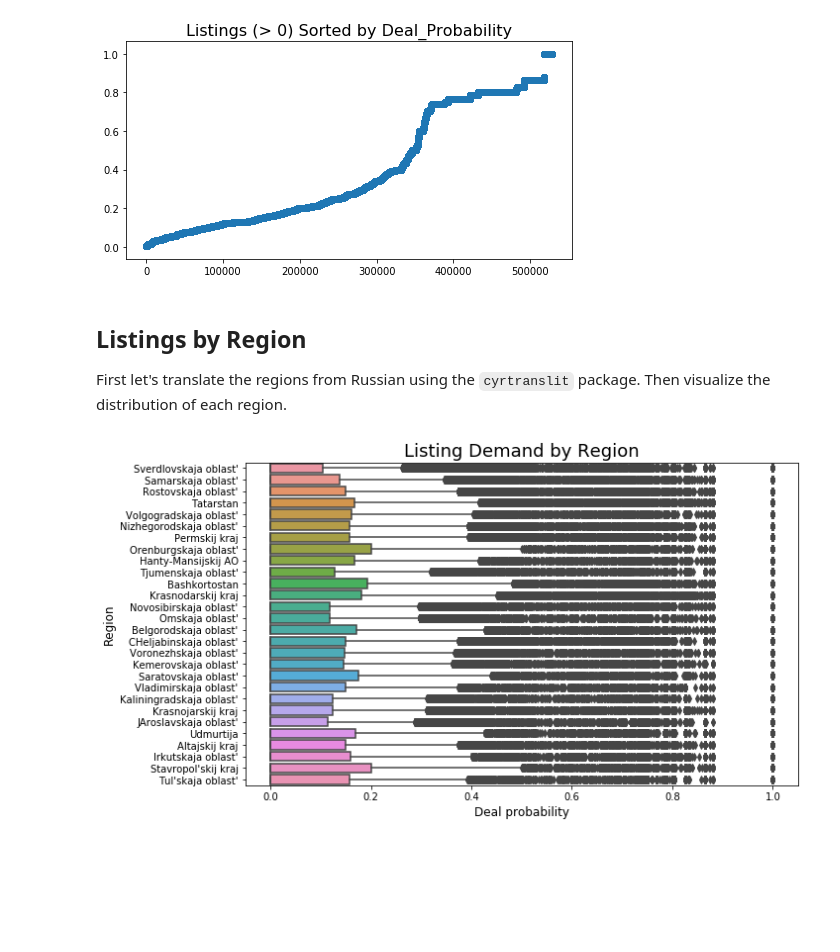
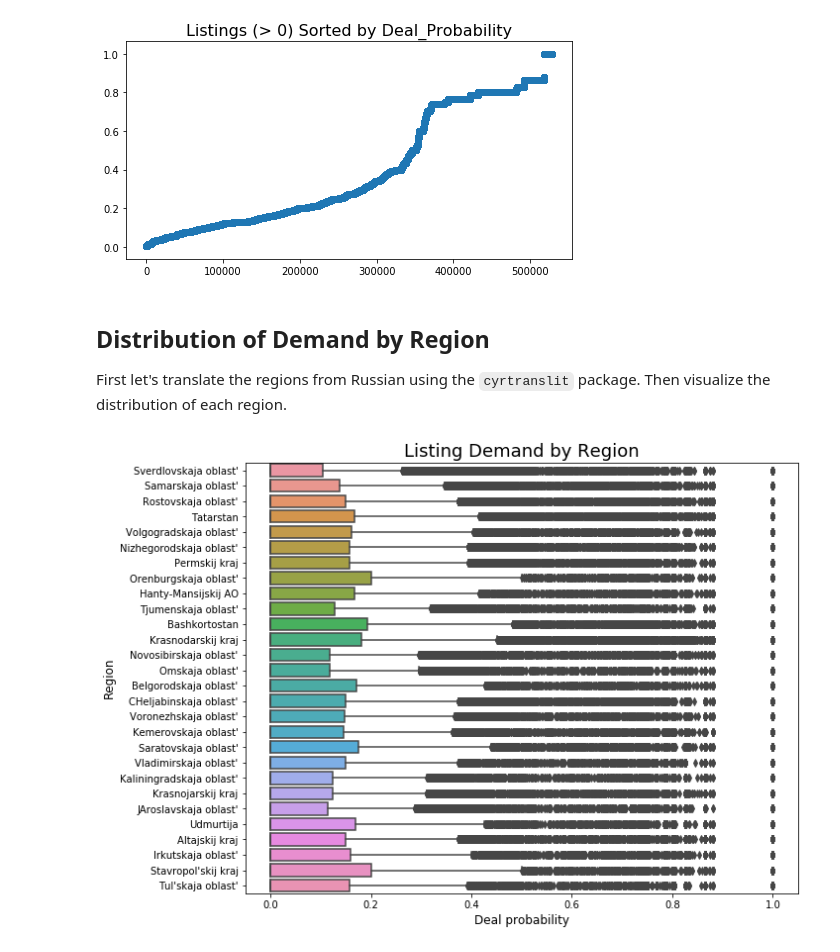
Before and after one commit to MiguelNiblock/Deep-NLP_Predicting-Ad-Demand, a Jupyter notebook: Proposal and EDA.ipynb, the cells around one changed output. Cells and saved outputs as stored; diff of their text form; code cells hidden in the pictures; blank space fills up the shorter version.

```diff
--- a/Proposal and EDA.ipynb
+++ b/Proposal and EDA.ipynb
@@ -82,34 +82,34 @@ plt.show()
 [figure]
 [figure]
 # %% [markdown]
-## Listings by Region
+## Distribution of Demand by Region
 
 First let's translate the regions from Russian using the `cyrtranslit` package. Then visualize the distribution of each region.
 # %%
 # Get unique regions in cyrilic
 cyrilic_regs = train.region.unique().tolist()
 # Get unique translations
 latin_regs = [cyrtranslit.to_latin(reg,'ru') for reg in cyrilic_regs]
 
 # Put regions in a dictionary
 reg_dict = {}
 for cyr, lat in zip(cyrilic_regs,latin_regs):
     reg_dict[cyr]=lat
 
 # Create a translated list of each region in the dataset
 en_list = []
 for reg in train.region:
     en_list.append(reg_dict[reg])
 
 # Add english list as column
 train['region_en'] = en_list
 
 # Plot
-plt.figure(figsize=(10,6))
+plt.figure(figsize=(10,8))
 sns.boxplot(x="deal_probability", y="region_en", data=train)
 plt.xlabel('Deal probability', fontsize=12)
 plt.ylabel('Region', fontsize=12)
 plt.title("Listing Demand by Region",fontsize=18)
 plt.show()
 # %% [output]
-[figure, old version]
+[figure, new version]
```
Also changed, not shown: parts of 3 cells of this notebook.
